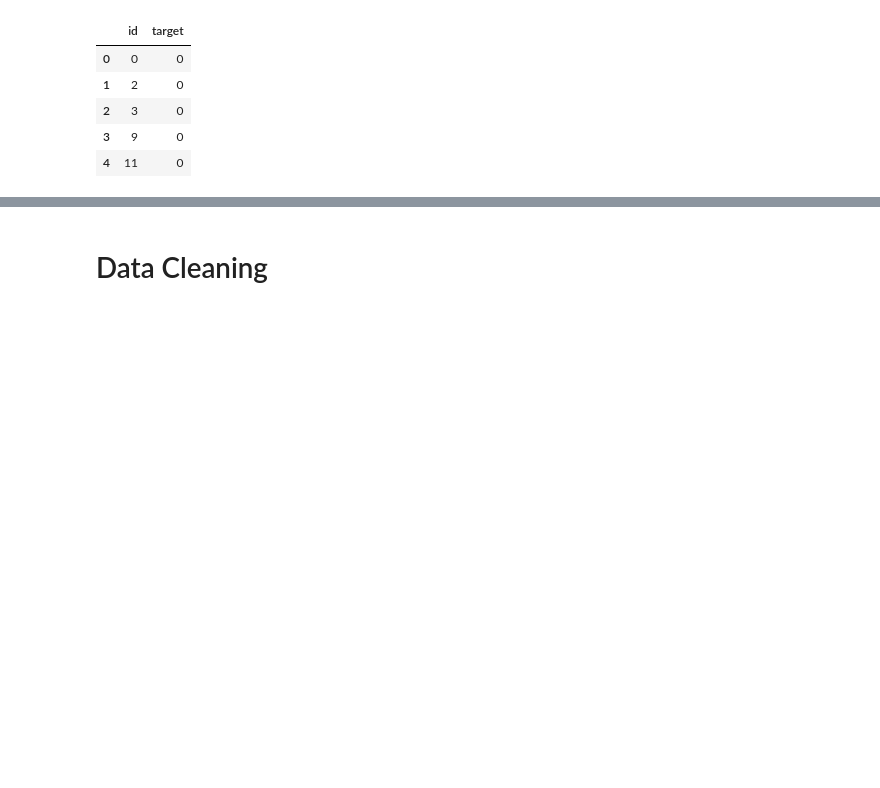
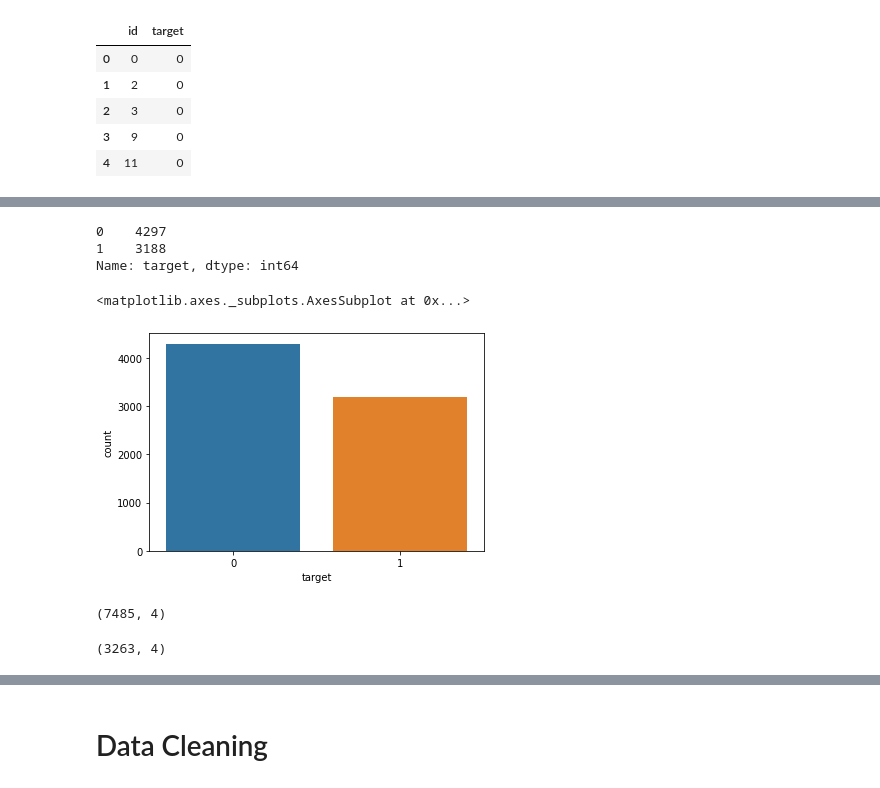
Before and after one commit to akki0894/Advanced-Data-Analytics, a Jupyter notebook: Detect_Disaster_Tweets.ipynb, the cells around one changed output, grey strips where cells are left out. Saved outputs shown, nothing was run; the diff lists cells and outputs as text; code cells hidden in the pictures; blank space fills up the shorter version.

```diff
--- a/Detect_Disaster_Tweets.ipynb
+++ b/Detect_Disaster_Tweets.ipynb
@@ -34,6 +44,3 @@ sample_submission.head()
 | 2 | 3 | 0 |
 | 3 | 9 | 0 |
 | 4 | 11 | 0 |
-# %%
-train_data = train_data.drop(['keyword', 'location', 'id'], axis=1)
-train_data.head()
@@ -46,0 +72,2 @@ train_data.head()
+# %%
+train_data.drop_duplicates(subset = ['text','target'], keep = 'first', inplace = True, ignore_index = True)
@@ -46,0 +85,2 @@ train_data.head()
+# %%
+train_data.drop_duplicates(subset = ['text'], keep = False, inplace = True, ignore_index = True)
@@ -46,0 +123,11 @@ train_data.head()
+# %%
+train_data['target'].value_counts()
+# %% [output]
+0    4297
+1    3188
+Name: target, dtype: int64
+# %%
+sns.countplot(train_data['target'])
+# %% [output]
+<matplotlib.axes._subplots.AxesSubplot at 0x...>
+[figure, added]
@@ -46,0 +137,8 @@ train_data.head()
+# %%
+train_data.shape
+# %% [output]
+(7485, 4)
+# %%
+test_data.shape
+# %% [output]
+(3263, 4)
```
Also changed, not shown: parts of 63 cells of this notebook.
